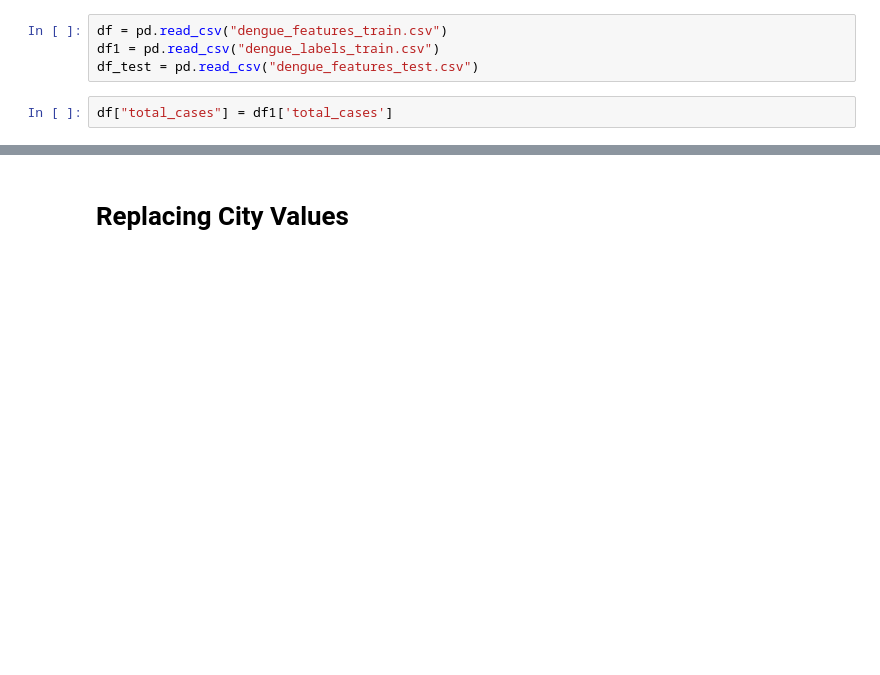
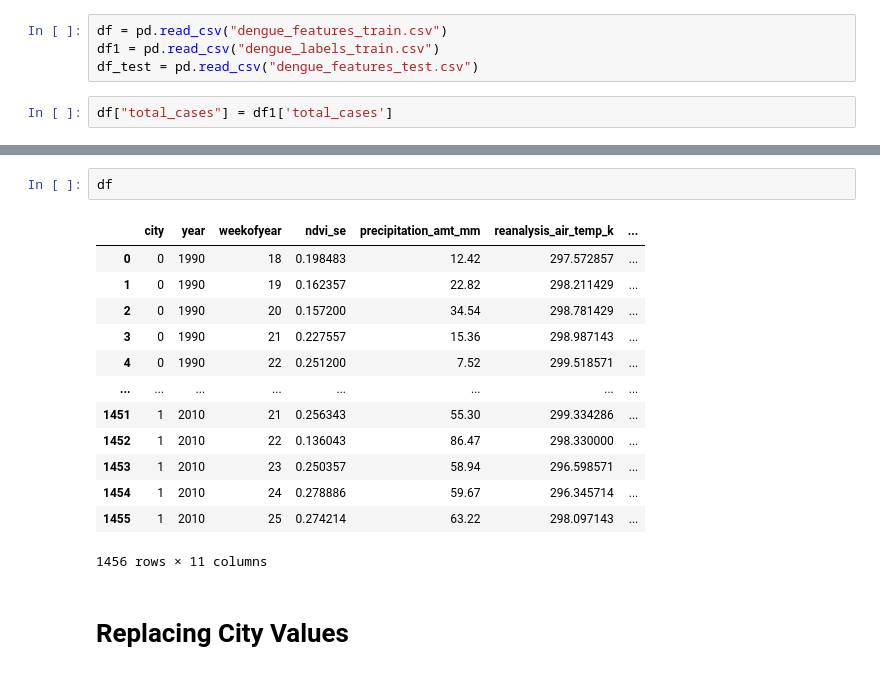
Before and after one commit to Tusharyadav147/Dengue_Cases_Prediction, a Jupyter notebook: Model Building JupyterNotebook/dengue_model.ipynb, the cells around one changed output, grey strips where cells are left out. Saved outputs shown, nothing was run; the diff lists cells and outputs as text; blank space fills up the shorter version.

```diff
--- a/dengue_model.ipynb
+++ b/Model Building JupyterNotebook/dengue_model.ipynb
@@ -25,3 +38,19 @@ df["total_cases"] = df1['total_cases']
+# %%
+df
+# %% [output]
+|  | city | year | weekofyear | ndvi_se | precipitation_amt_mm | reanalysis_air_temp_k | ... |
+| 0 | 0 | 1990 | 18 | 0.198483 | 12.42 | 297.572857 | ... |
+| 1 | 0 | 1990 | 19 | 0.162357 | 22.82 | 298.211429 | ... |
+| 2 | 0 | 1990 | 20 | 0.157200 | 34.54 | 298.781429 | ... |
+| 3 | 0 | 1990 | 21 | 0.227557 | 15.36 | 298.987143 | ... |
+| 4 | 0 | 1990 | 22 | 0.251200 | 7.52 | 299.518571 | ... |
+| ... | ... | ... | ... | ... | ... | ... | ... |
+| 1451 | 1 | 2010 | 21 | 0.256343 | 55.30 | 299.334286 | ... |
+| 1452 | 1 | 2010 | 22 | 0.136043 | 86.47 | 298.330000 | ... |
+| 1453 | 1 | 2010 | 23 | 0.250357 | 58.94 | 296.598571 | ... |
+| 1454 | 1 | 2010 | 24 | 0.278886 | 59.67 | 296.345714 | ... |
+| 1455 | 1 | 2010 | 25 | 0.274214 | 63.22 | 298.097143 | ... |
+1456 rows × 11 columns
 # %% [markdown]
 # Replacing City Values
 # %%
```
Also changed, not shown: parts of 22 cells of this notebook, 19 other files.
